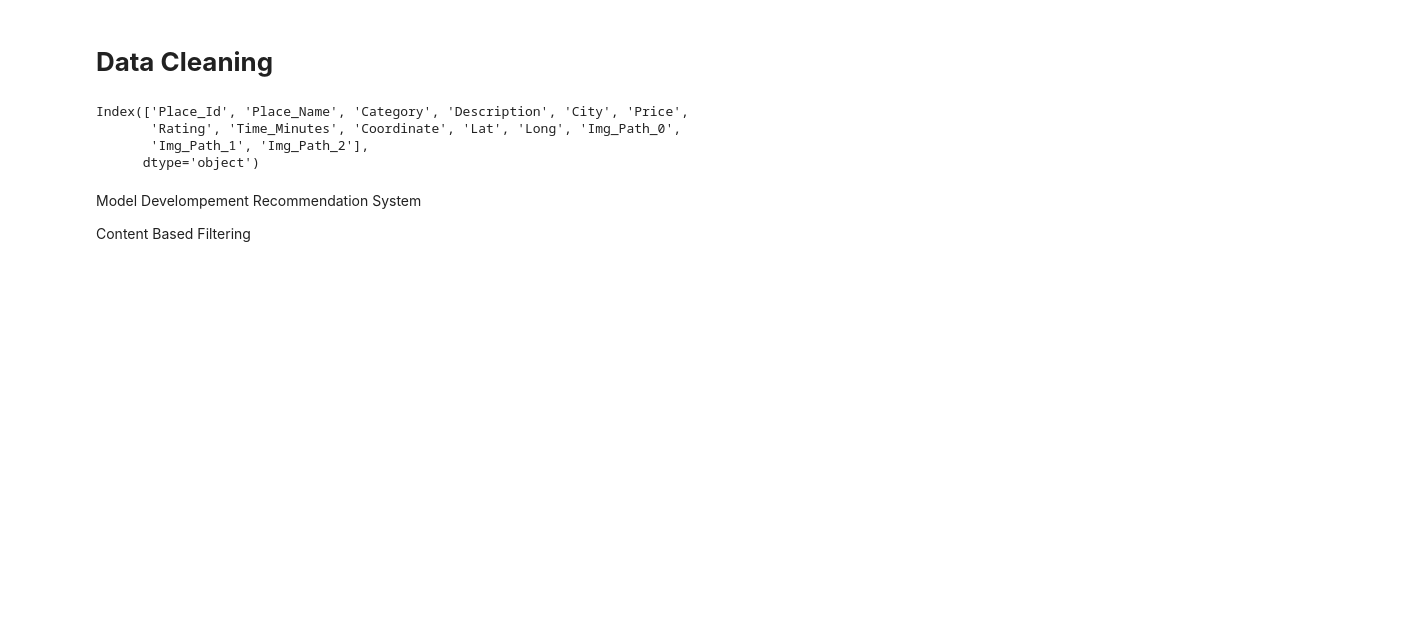
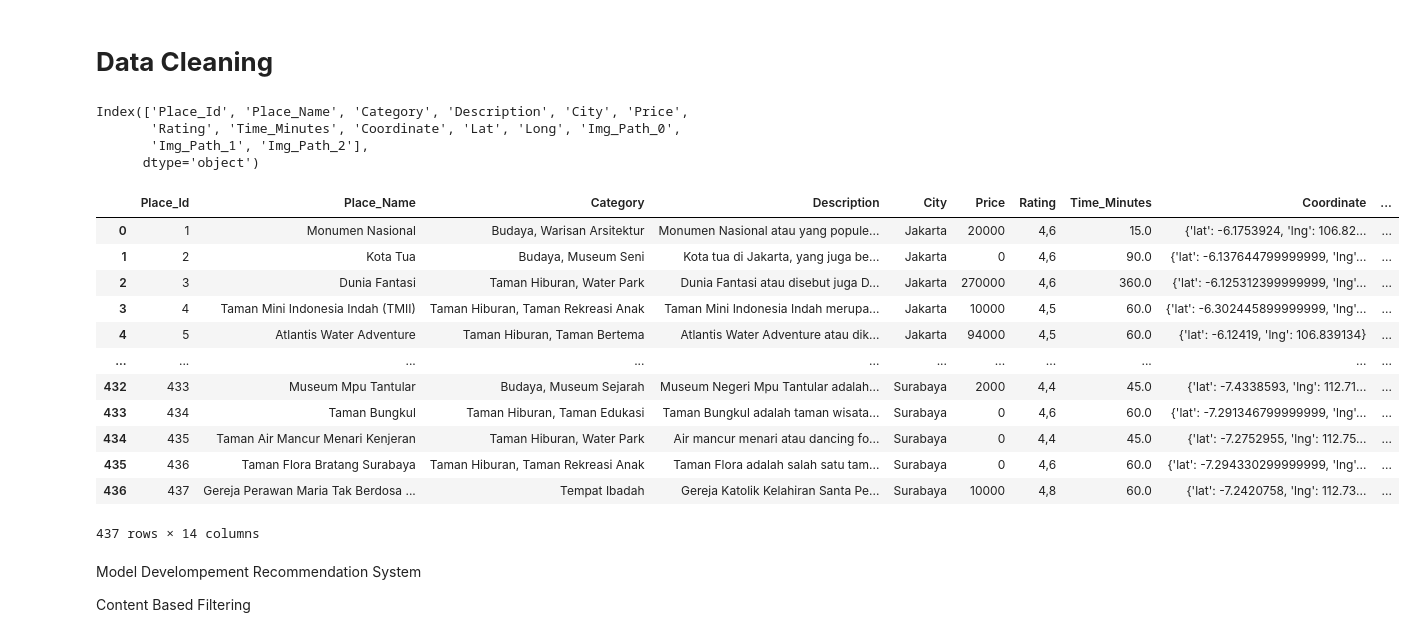
Before and after one commit to Exploria-Team/exploria-machine-learning, a Jupyter notebook: Machine Learning - Recomendation Systems/Experiment/CBF2_SistemRekomendasiDestinasiIndonesia_Exploria.ipynb, the cells around one changed output. Saved outputs shown, nothing was run; the diff lists cells and outputs as text; code cells hidden in the pictures; blank space fills up the shorter version.

```diff
--- a/Machine Learning - Recomendation Systems/Experiment/CBF2_SistemRekomendasiDestinasiIndonesia_Exploria.ipynb
+++ b/Machine Learning - Recomendation Systems/Experiment/CBF2_SistemRekomendasiDestinasiIndonesia_Exploria.ipynb
@@ -57,6 +57,22 @@ Index(['Place_Id', 'Place_Name', 'Category', 'Description', 'City', 'Price',
        'Rating', 'Time_Minutes', 'Coordinate', 'Lat', 'Long', 'Img_Path_0',
        'Img_Path_1', 'Img_Path_2'],
       dtype='object')
+# %%
+tourism_df
+# %% [output]
+|  | Place_Id | Place_Name | Category | Description | City | Price | Rating | Time_Minutes | Coordinate | ... |
+| 0 | 1 | Monumen Nasional | Budaya, Warisan Arsitektur | Monumen Nasional atau yang popule... | Jakarta | 20000 | 4,6 | 15.0 | {'lat': -6.1753924, 'lng': 106.82... | ... |
+| 1 | 2 | Kota Tua | Budaya, Museum Seni | Kota tua di Jakarta, yang juga be... | Jakarta | 0 | 4,6 | 90.0 | {'lat': -6.137644799999999, 'lng'... | ... |
+| 2 | 3 | Dunia Fantasi | Taman Hiburan, Water Park | Dunia Fantasi atau disebut juga D... | Jakarta | 270000 | 4,6 | 360.0 | {'lat': -6.125312399999999, 'lng'... | ... |
+| 3 | 4 | Taman Mini Indonesia Indah (TMII) | Taman Hiburan, Taman Rekreasi Anak | Taman Mini Indonesia Indah merupa... | Jakarta | 10000 | 4,5 | 60.0 | {'lat': -6.302445899999999, 'lng'... | ... |
+| 4 | 5 | Atlantis Water Adventure | Taman Hiburan, Taman Bertema | Atlantis Water Adventure atau dik... | Jakarta | 94000 | 4,5 | 60.0 | {'lat': -6.12419, 'lng': 106.839134} | ... |
+| ... | ... | ... | ... | ... | ... | ... | ... | ... | ... | ... |
+| 432 | 433 | Museum Mpu Tantular | Budaya, Museum Sejarah | Museum Negeri Mpu Tantular adalah... | Surabaya | 2000 | 4,4 | 45.0 | {'lat': -7.4338593, 'lng': 112.71... | ... |
+| 433 | 434 | Taman Bungkul | Taman Hiburan, Taman Edukasi | Taman Bungkul adalah taman wisata... | Surabaya | 0 | 4,6 | 60.0 | {'lat': -7.291346799999999, 'lng'... | ... |
+| 434 | 435 | Taman Air Mancur Menari Kenjeran | Taman Hiburan, Water Park | Air mancur menari atau dancing fo... | Surabaya | 0 | 4,4 | 45.0 | {'lat': -7.2752955, 'lng': 112.75... | ... |
+| 435 | 436 | Taman Flora Bratang Surabaya | Taman Hiburan, Taman Rekreasi Anak | Taman Flora adalah salah satu tam... | Surabaya | 0 | 4,6 | 60.0 | {'lat': -7.294330299999999, 'lng'... | ... |
+| 436 | 437 | Gereja Perawan Maria Tak Berdosa ... | Tempat Ibadah | Gereja Katolik Kelahiran Santa Pe... | Surabaya | 10000 | 4,8 | 60.0 | {'lat': -7.2420758, 'lng': 112.73... | ... |
+437 rows × 14 columns
 # %% [markdown]
 Model Develompement Recommendation System
 
```
Also changed, not shown: parts of 7 cells of this notebook.
